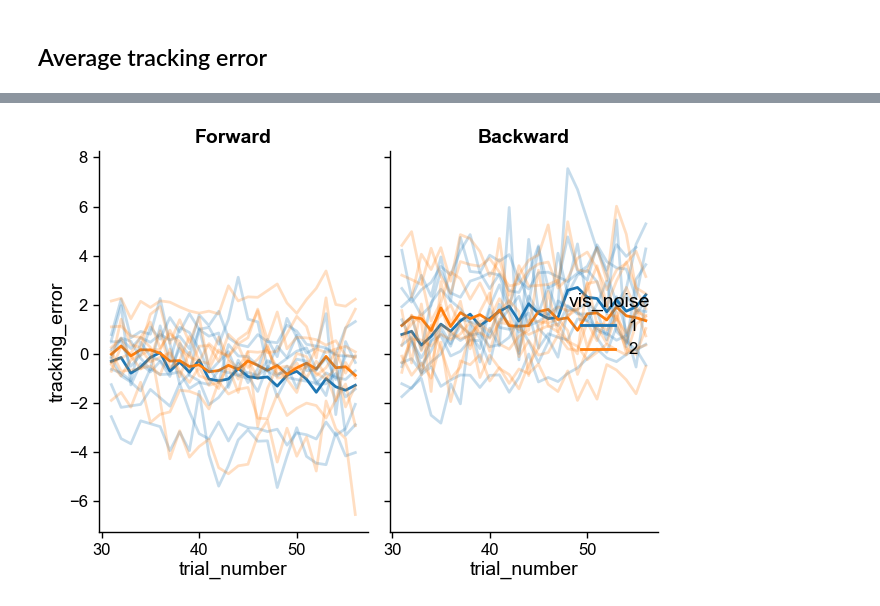
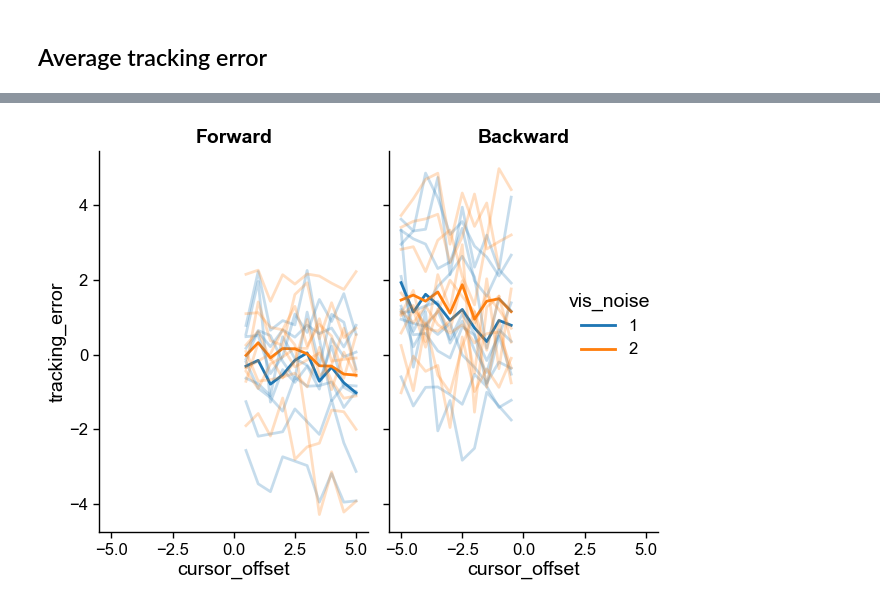
Before and after one commit to dominikstrb/cpp-proprioception, a Jupyter notebook: notebooks/CheckDataOffset.ipynb, the cells around one changed output, grey strips where cells are left out. Drawn from its saved outputs; the diff is of its cells as text; code cells hidden in the pictures.

```diff
--- a/notebooks/CheckDataOffset.ipynb
+++ b/notebooks/CheckDataOffset.ipynb
@@ -24,6 +24,9 @@ Index(['participant', 'perturb', 'session', 'phase', 'trial_number', 'type',
 # %%
 df["tracking_error"] = df["righty_pos"] - df["lefty_pos"]
 df["tracking_mse"] = df["tracking_error"] ** 2
+
+df["abs_offset"] = df["cursor_offset"].abs()
+df["abs_tracking_error"] = df["tracking_error"].abs()
 # %% [markdown]
 ## Experimental design
 # %%
@@ -83,16 +96,16 @@ g.show()
 # %%
 g = (
     so.Plot(
         df[df["phase"] == "calibration"],
-        x="trial_number",
+        x="cursor_offset",
         y="tracking_error",
         color="vis_noise",
     )
     .add(so.Line(), so.Agg())
     .add(so.Line(alpha=0.25), so.Agg(), group="participant")
     .scale(color=so.Nominal())
     .facet(col="perturb")
 )
 g.show()
 # %% [output]
-[figure, old version]
+[figure, new version]
```
Also changed, not shown: parts of 3 cells of this notebook, 2 other files.
